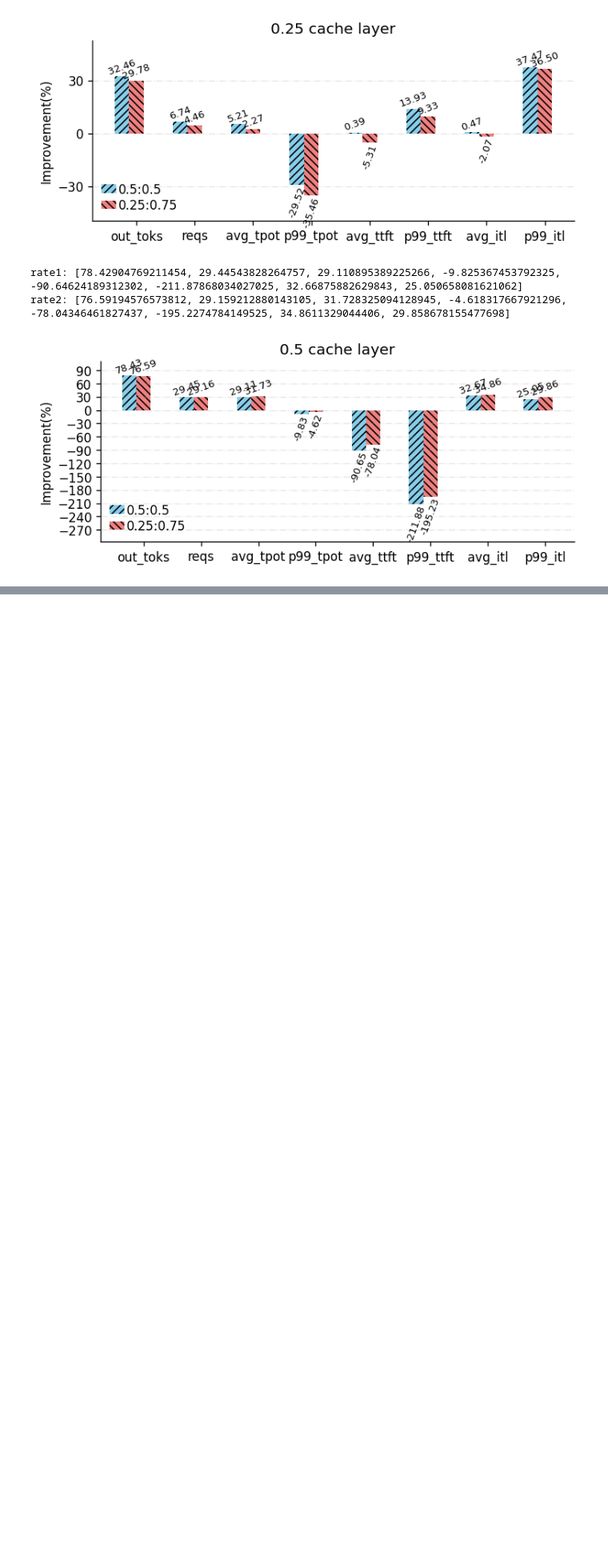
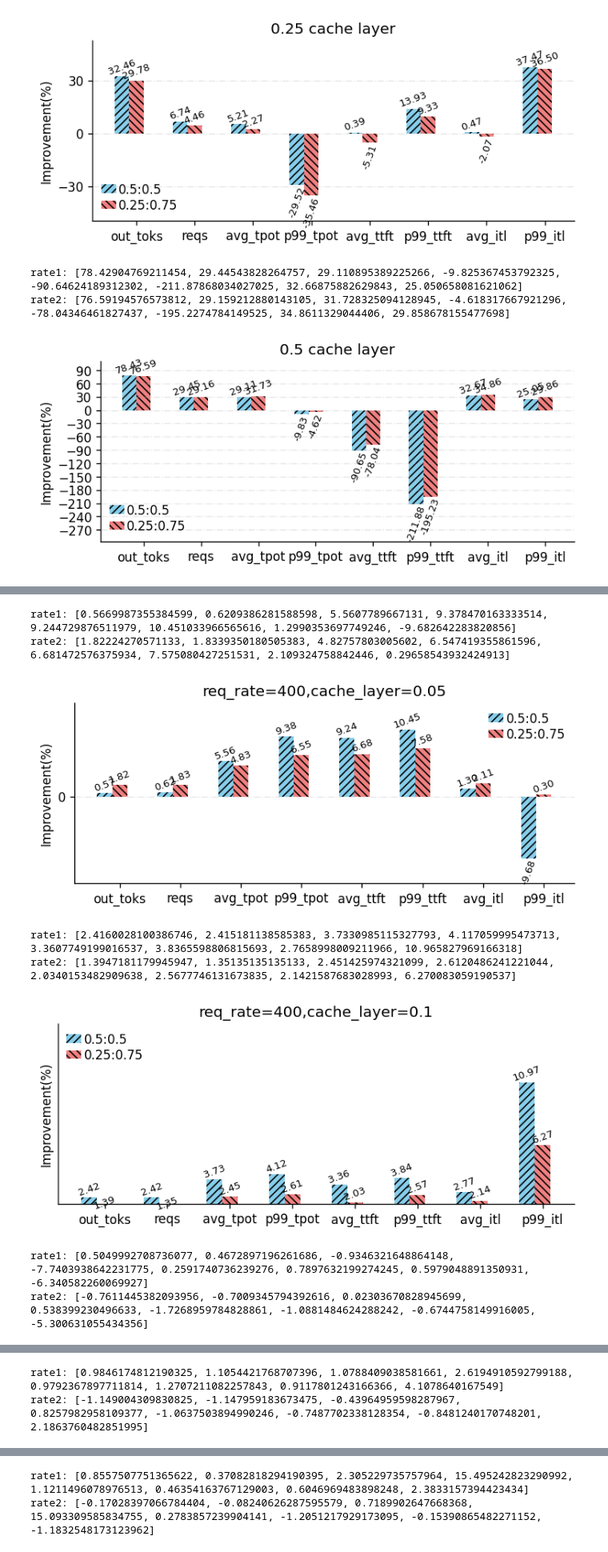
Before and after one commit to chenwenyan/eLLM, a Jupyter notebook: examples/results/hfuse_analysis.ipynb, the cells around one changed output, grey strips where cells are left out. Shown at 80% size. Drawn from its saved outputs; the diff is of its cells as text; code cells hidden in the pictures; blank space fills up the shorter version.

```diff
--- a/examples/results/hfuse_analysis.ipynb
+++ b/examples/results/hfuse_analysis.ipynb
@@ -210,0 +249,31 @@ rate2: [-0.9818429635399037, -1.122625215889456, -1.8262998703730247, -1.2918451
+# %%
+model_name = 'meta-llama_Llama-2-13b-hf'
+gpu_utilization = 0.4
+rates = ['0.5:0.5', '0.75:0.25']
+num_threads = [64, 32]
+store_cache_layers = [0.05, 0.1, 0.2, 0.25, 0.5]
+for store_cache_layer in store_cache_layers:
+    output_tokens_imps, reqs_imps, mean_tpot_imps, p99_tpot_imps, mean_ttft_imps, p99_ttft_imps, mean_itl_imps, p99_itl_imps = [], [], [], [], [], [], [], []
+    rate_values = []
+    for i in range(len(num_threads)):
+        DATA_DIR = f'{DATA_PATH}dllm_org_128_hfusion_{num_threads[i]}'
+        output_tokens_imp, reqs_imp, mean_tpot_imp, p99_tpot_imp, mean_ttft_imp, p99_ttft_imp, mean_itl_imp, p99_itl_imp = get_norm_res(model_name, gpu_utilization, 400, 400, store_cache_layer, DATA_DIR)
+        output_tokens_imps.append(np.mean(output_tokens_imp))
+        reqs_imps.append(np.mean(reqs_imp))
+        mean_tpot_imps.append(np.mean(mean_tpot_imp))
+        p99_tpot_imps.append(np.mean(p99_tpot_imp))
+        mean_ttft_imps.append(np.mean(mean_ttft_imp))
+        p99_ttft_imps.append(np.mean(p99_ttft_imp))
+        mean_itl_imps.append(np.mean(mean_itl_imp))
+        p99_itl_imps.append(np.mean(p99_itl_imp))
+        rate_values.append([np.mean(output_tokens_imp), np.mean(reqs_imp), np.mean(mean_tpot_imp), np.mean(p99_tpot_imp), np.mean(mean_ttft_imp), np.mean(p99_ttft_imp), np.mean(mean_itl_imp), np.mean(p99_itl_imp)])
+    plot_bar(rate_values[0], rate_values[1], store_cache_layer, req_rate=400)
+# %% [output]
+rate1: [0.5669987355384599, 0.6209386281588598, 5.5607789667131, 9.378470163333514, 9.244729876511979, 10.451033966565616, 1.2990353697749246, -9.682642283820856]
+rate2: [1.82224270571133, 1.8339350180505383, 4.82757803005602, 6.547419355861596, 6.681472576375934, 7.575080427251531, 2.109324758842446, 0.29658543932424913]
+[figure, added]
+rate1: [2.4160028100386746, 2.415181138585383, 3.7330985115327793, 4.117059995473713, 3.3607749199016537, 3.8365598806815693, 2.7658998009211966, 10.965827969166318]
+rate2: [1.3947181179945947, 1.35135135135133, 2.451425974321099, 2.6120486241221044, 2.0340153482909638, 2.5677746131673835, 2.1421587683028993, 6.270083059190537]
+[figure, added]
+rate1: [0.5049992708736077, 0.4672897196261686, -0.9346321648864148, -7.7403938642231775, 0.2591740736239276, 0.7897632199274245, 0.5979048891350931, -6.340582260069927]
+rate2: [-0.7611445382093956, -0.7009345794392616, 0.02303670828945699, 0.538399230496633, -1.7268959784828861, -1.0881484624288242, -0.6744758149916005, -5.300631055434356]
@@ -210,0 +281,2 @@ rate2: [-0.9818429635399037, -1.122625215889456, -1.8262998703730247, -1.2918451
+rate1: [0.9846174812190325, 1.1054421768707396, 1.0788409038581661, 2.6194910592799188, 0.9792367897711814, 1.2707211082257843, 0.9117801243166366, 4.1078640167549]
+rate2: [-1.149004309830825, -1.147959183673475, -0.43964959598287967, 0.8257982958109377, -1.0637503894990246, -0.7487702338128354, -0.8481240170748201, 2.1863760482851995]
@@ -210,0 +284,2 @@ rate2: [-0.9818429635399037, -1.122625215889456, -1.8262998703730247, -1.2918451
+rate1: [0.8557507751365622, 0.37082818294190395, 2.305229735757964, 15.495242823290992, 1.1211496078976513, 0.46354163767129003, 0.6046969483898248, 2.3833157394423434]
+rate2: [-0.17028397066784404, -0.08240626287595579, 0.7189902647668368, 15.093309585834755, 0.2783857239904141, -1.2051217929173095, -0.15390865482271152, -1.1832548173123962]
```
Also changed, not shown: parts of 6 cells of this notebook, 6 other files.
